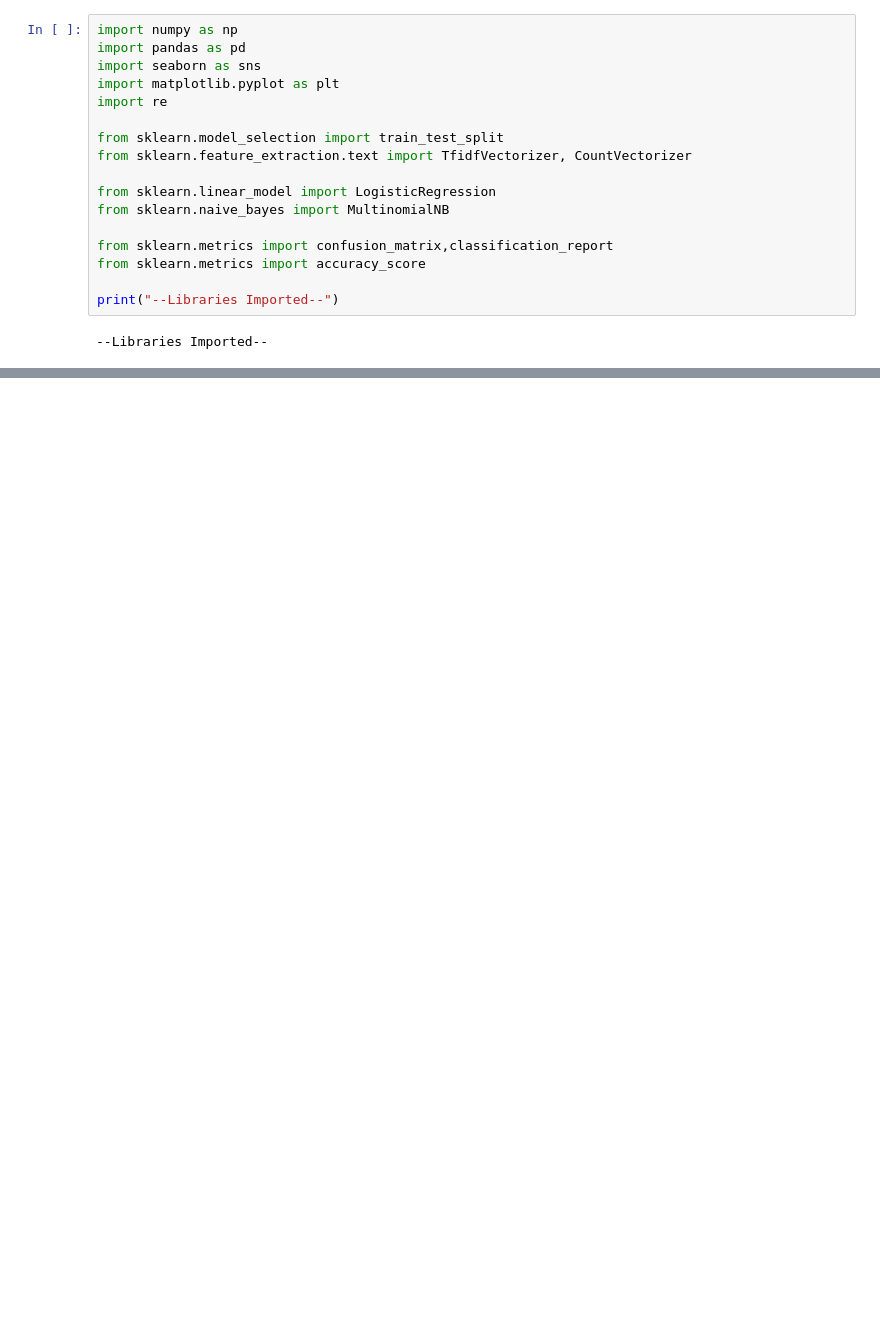
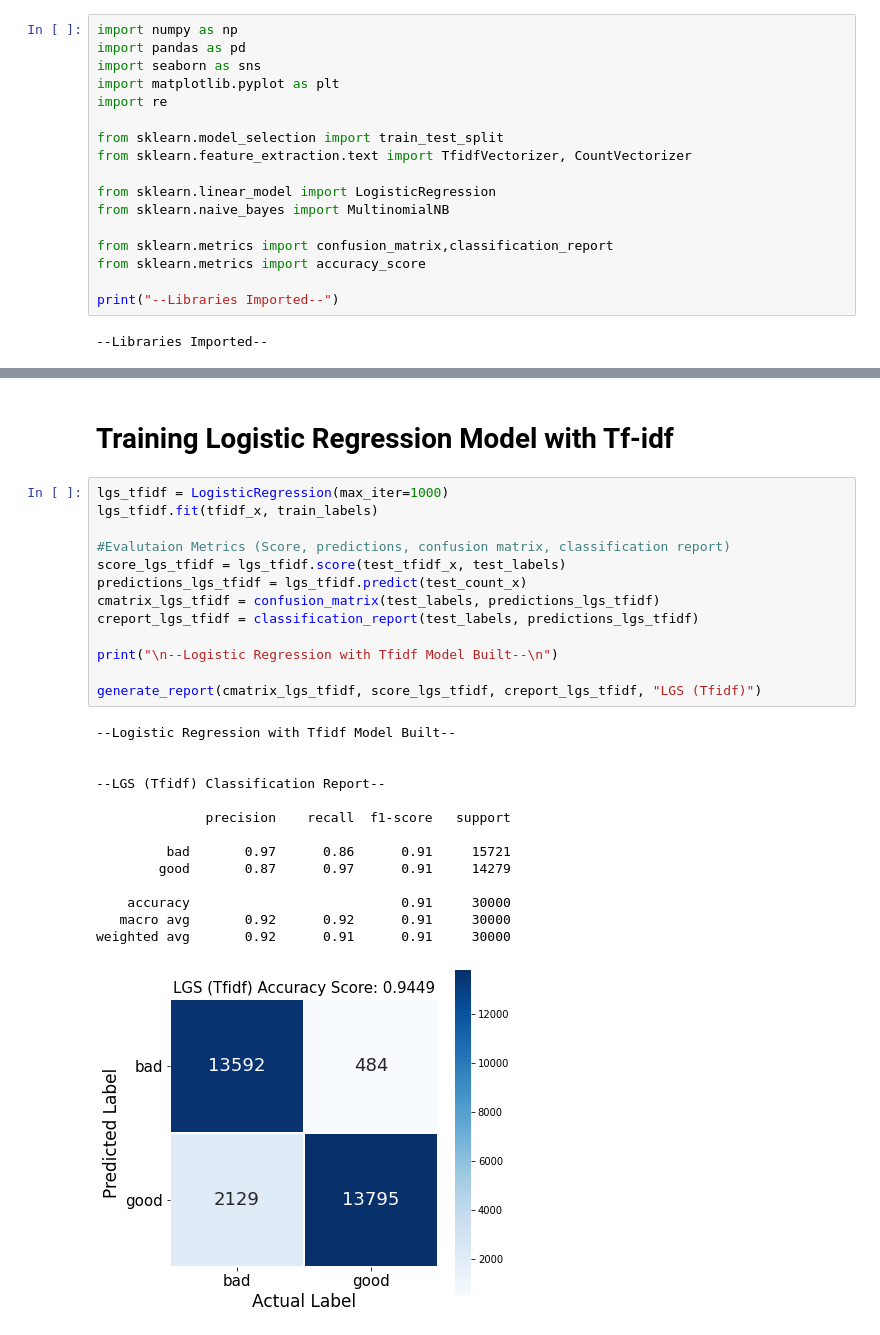
Before and after one commit to sumitbishti/Malicious-URL-Predictor, a Jupyter notebook: Malicious URL Predictor.ipynb, the cells around one changed output, grey strips where cells are left out. Drawn from its saved outputs; the diff is of its cells as text; blank space fills up the shorter version.

```diff
--- a/Malicious URL Predictor.ipynb
+++ b/Malicious URL Predictor.ipynb
@@ -324,0 +305,30 @@ weighted avg       0.96      0.96      0.96     30000
+# %% [markdown]
+# Training Logistic Regression Model with Tf-idf
+# %%
+lgs_tfidf = LogisticRegression(max_iter=1000)
+lgs_tfidf.fit(tfidf_x, train_labels)
+
+#Evalutaion Metrics (Score, predictions, confusion matrix, classification report)
+score_lgs_tfidf = lgs_tfidf.score(test_tfidf_x, test_labels)
+predictions_lgs_tfidf = lgs_tfidf.predict(test_count_x)
+cmatrix_lgs_tfidf = confusion_matrix(test_labels, predictions_lgs_tfidf)
+creport_lgs_tfidf = classification_report(test_labels, predictions_lgs_tfidf)
+
+print("\n--Logistic Regression with Tfidf Model Built--\n")
+
+generate_report(cmatrix_lgs_tfidf, score_lgs_tfidf, creport_lgs_tfidf, "LGS (Tfidf)")
+# %% [output]
+--Logistic Regression with Tfidf Model Built--
+
+
+--LGS (Tfidf) Classification Report--
+
+              precision    recall  f1-score   support
+
+         bad       0.97      0.86      0.91     15721
+        good       0.87      0.97      0.91     14279
+
+    accuracy                           0.91     30000
+   macro avg       0.92      0.92      0.91     30000
+weighted avg       0.92      0.91      0.91     30000
+[figure, added]
```
Also changed, not shown: parts of 42 cells of this notebook.
